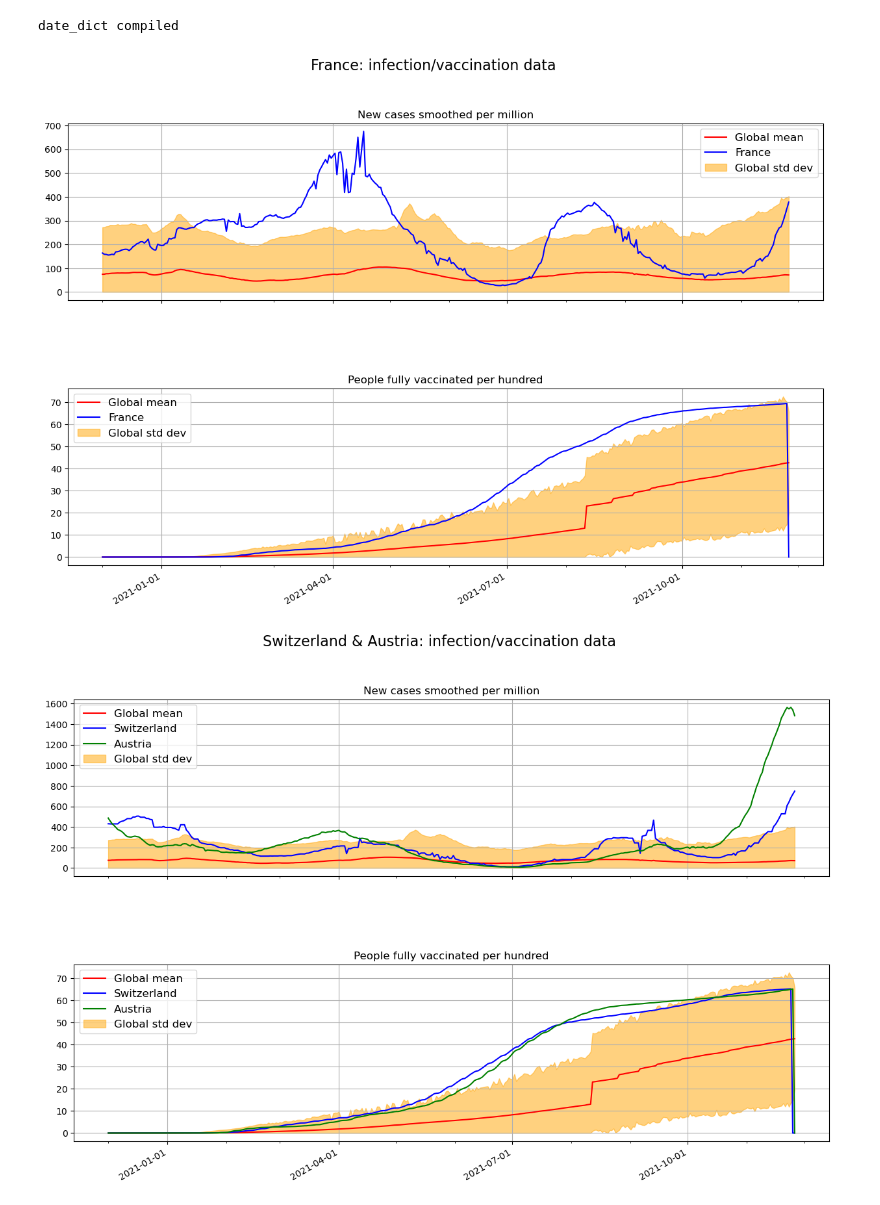
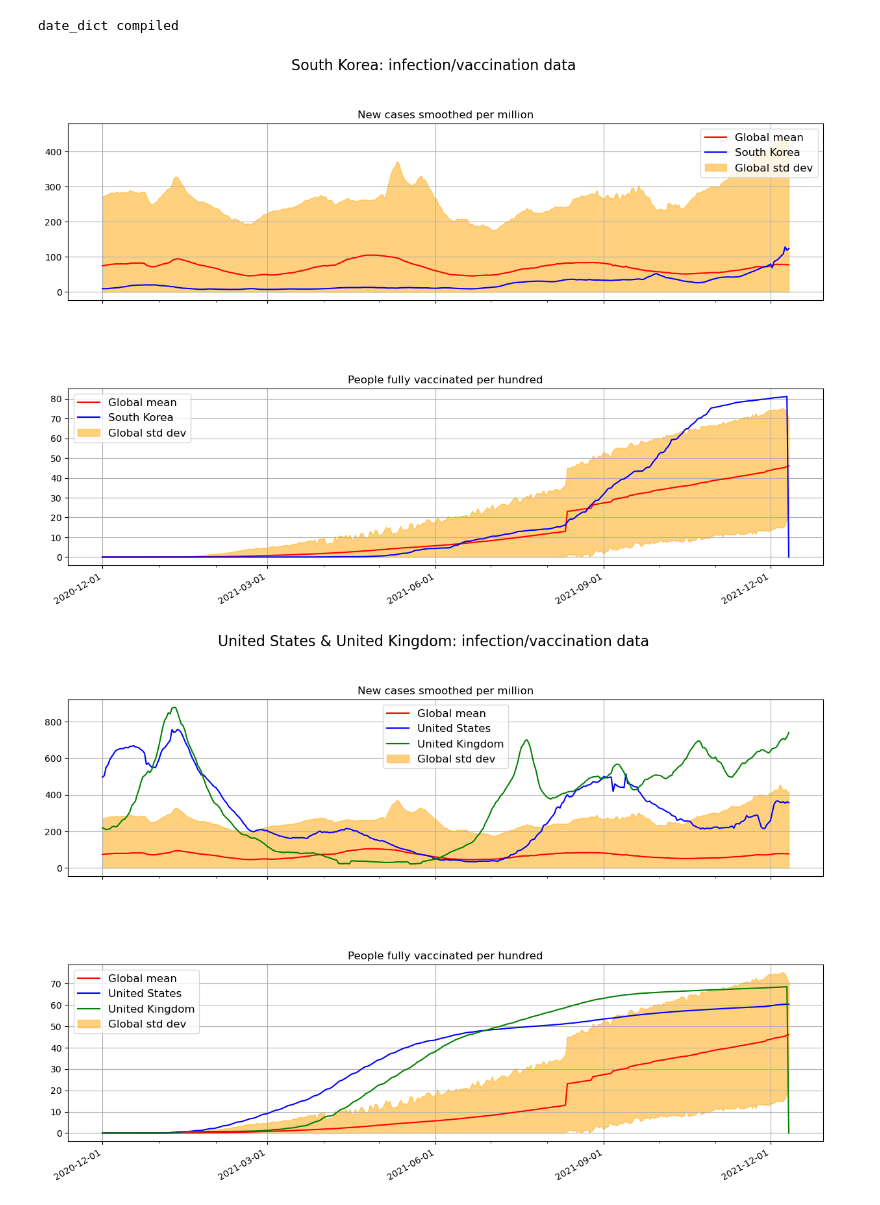
Before and after one commit to Ipgnosis/covid_analysis, a Jupyter notebook: inf-vaxx.ipynb, the cells around one changed output. Cells and saved outputs as stored; diff of their text form; code cells hidden in the pictures.

```diff
--- a/inf-vaxx.ipynb
+++ b/inf-vaxx.ipynb
@@ -132,7 +132,7 @@ date_dict compiled
 # re-juggle the data for a single country chart
 
 # the country being analyzed
-y_axis_values = 'FRA'
+y_axis_values = 'KOR'
 
 y_axis_label = data[y_axis_values]['location']
 
@@ -238,13 +238,13 @@ ax2.legend(loc = 0, fontsize = fsize)
 # display the plot
 plt.show()
 # %% [output]
-[figure, old version]
+[figure, new version]
 # %%
 # re-juggle the data for a 2 country chart
 
 # the countries being analyzed
-yi_axis_values = 'CHE'
-yii_axis_values = 'AUT'
+yi_axis_values = 'USA'
+yii_axis_values = 'GBR'
 
 yi_axis_label = data[yi_axis_values]['location']
 yii_axis_label = data[yii_axis_values]['location']
@@ -328,31 +328,31 @@ fig.suptitle(chart_title_str, fontsize = tsize)
 #  format the x axis (date) labels
 # Text in the x axis will be displayed in 'YYYY-mm-dd' format.
 ax1.xaxis.set_major_formatter(mdates.DateFormatter('%Y-%m-%d'))
 ax2.xaxis.set_major_formatter(mdates.DateFormatter('%Y-%m-%d'))
 
 # major ticks every 3 months.
 fmt_qtr_year = mdates.MonthLocator(interval = 3)
 ax1.xaxis.set_major_locator(fmt_qtr_year)
 ax2.xaxis.set_major_locator(fmt_qtr_year)
 
 # minor ticks every month.
 fmt_month = mdates.MonthLocator()
 ax1.xaxis.set_minor_locator(fmt_month)
 ax2.xaxis.set_minor_locator(fmt_month)
 
 # Rotates and right aligns the x labels, and moves the bottom of the
 # axes up to make room for them.
 fig.autofmt_xdate()
 
 # changing the fontsize of ticks
 ax1.tick_params(labelsize = lsize)
 ax2.tick_params(labelsize = lsize)
 
 # format the legends
 ax1.legend(loc = 0, fontsize = fsize)
 ax2.legend(loc = 0, fontsize = fsize)
 
 # display the plot
 plt.show()
 # %% [output]
-[figure, old version]
+[figure, new version]
```
Also changed, not shown: parts of 2 cells of this notebook, 6 other files.
